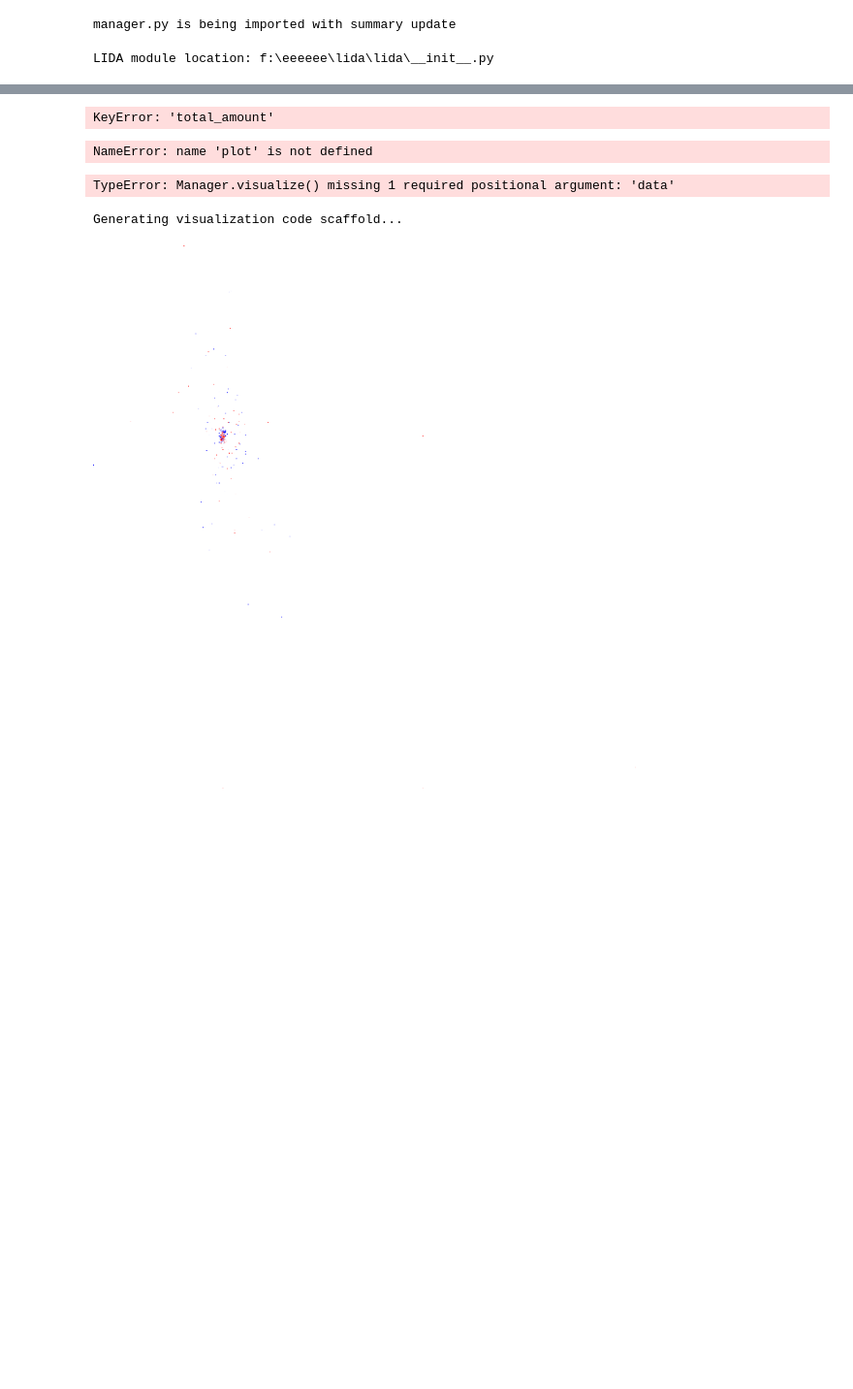
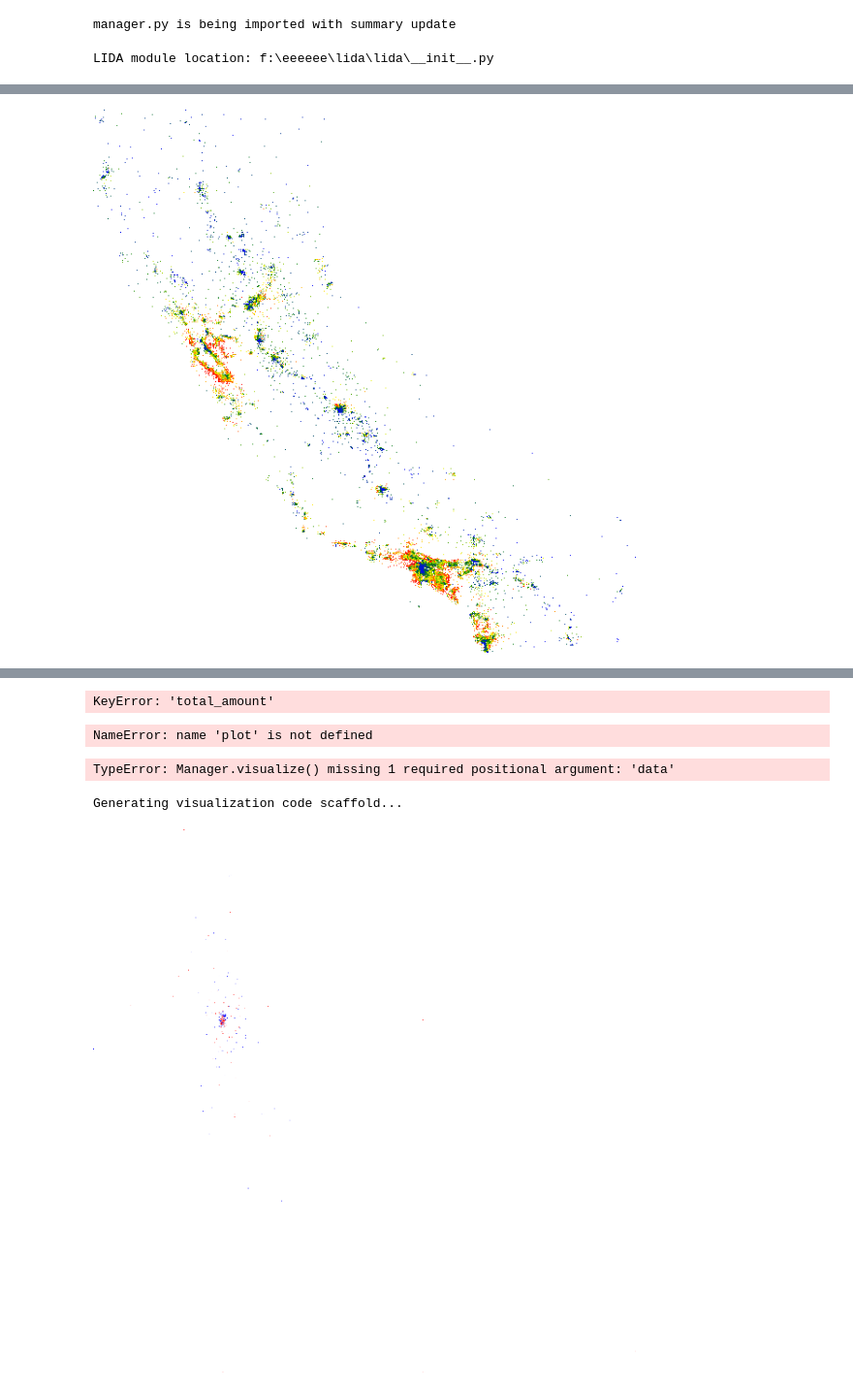
Before and after one commit to Raijin-ZD/lida, a Jupyter notebook: LidaTestingAfterDask_Datashader (1).ipynb, the cells around one changed output, grey strips where cells are left out. Shown at 97% size. Drawn from its saved outputs; the diff is of its cells as text; code cells hidden in the pictures; blank space fills up the shorter version.

```diff
--- a/LidaTestingAfterDask_Datashader (1).ipynb
+++ b/LidaTestingAfterDask_Datashader (1).ipynb
@@ -239,0 +281,23 @@ chart = plot(data)
+# %%
+import datashader as ds
+import datashader.transfer_functions as tf
+import pandas as pd
+
+# Preprocess the data and create a DataFrame
+
+def plot(data_df):
+    # Create a canvas and aggregate points with color encoding for median income
+    cvs = ds.Canvas()
+    agg = cvs.points(data_df, 'longitude', 'latitude', ds.mean('median_income'))
+
+    # Define a color map for income ranges with equal intervals
+    color_map = ['blue', 'green', 'yellow', 'red']
+
+    # Shade the aggregate data using the color map and equal-interval binning
+    img = tf.shade(agg, cmap=color_map, how='eq_hist')
+
+    return img
+chart = plot(df)
+chart
+# %% [output]
+[figure, added]
```
Also changed, not shown: parts of 13 cells of this notebook, 3 other files.
